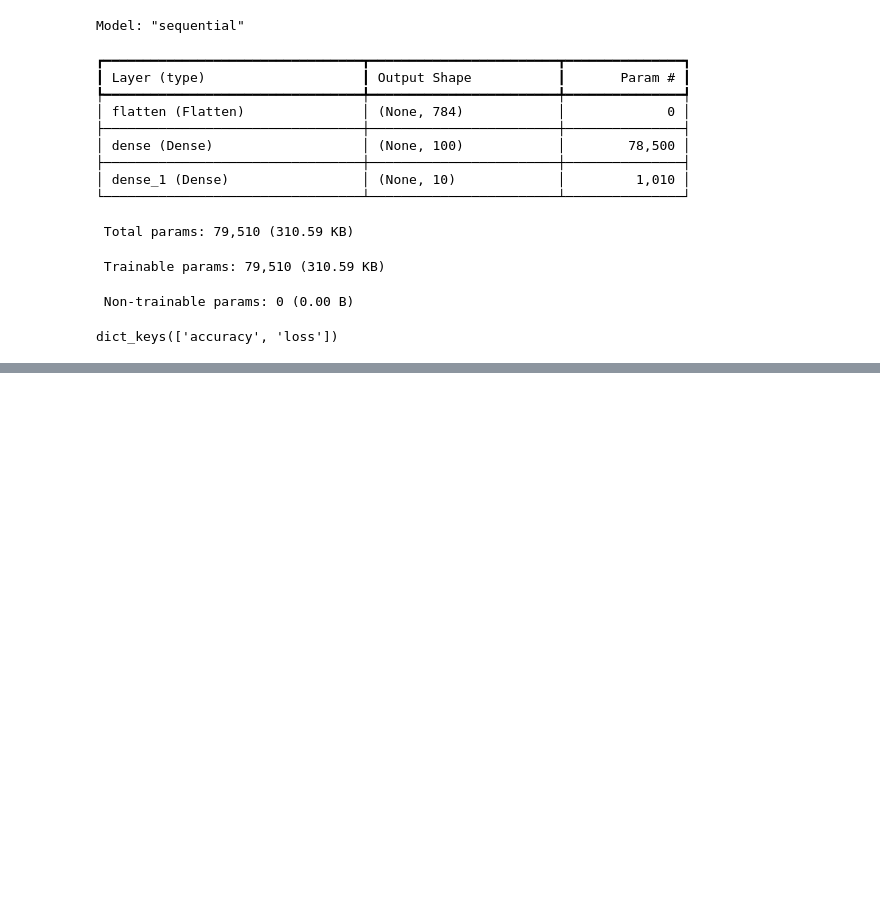
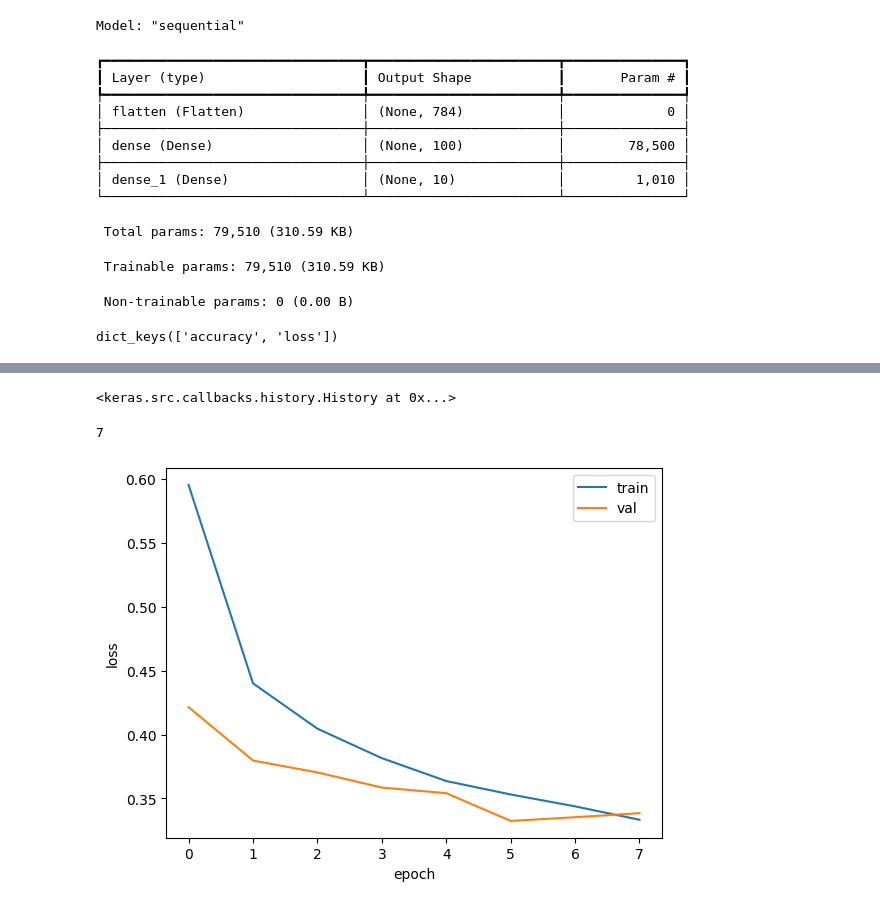
Before and after one commit to Junha9/AI, a Jupyter notebook: Self_Learning_ML_DL/Chapter_07_3.ipynb, the cells around one changed output, grey strips where cells are left out. Drawn from its saved outputs; the diff is of its cells as text; code cells hidden in the pictures; blank space fills up the shorter version.

```diff
--- a/Self_Learning_ML_DL/Chapter_07_3.ipynb
+++ b/Self_Learning_ML_DL/Chapter_07_3.ipynb
@@ -92,0 +178,4 @@ history = model.fit(train_scaled, train_target, epochs=20, verbose=0, validation
+# %%
+# if model is compiled, we can use evaluate method.
+model = keras.models.load_model('model-while.keras')
+model.evaluate(val_scaled, val_target)
@@ -92,0 +185,36 @@ history = model.fit(train_scaled, train_target, epochs=20, verbose=0, validation
+# %%
+# There are callback methods that serves certain purpose during the training. let's use checkpoint callback to save the best model during the epochs.
+model = model_fn(keras.layers.Dropout(0.3))
+model.compile(optimizer='adam', loss='sparse_categorical_crossentropy', metrics=['accuracy'])
+checkpoint_cb = keras.callbacks.ModelCheckpoint('best-model.keras', save_best_only = True)
+model.fit(train_scaled, train_target, epochs = 20, verbose=0, validation_data = (val_scaled, val_target),
+          callbacks = [checkpoint_cb])
+# %% [output]
+<keras.src.callbacks.history.History at 0x...>
+# %%
+# the best model has been saved. let's load and check it. this way we don't need to reduced the number of epochs manually.
+model = keras.models.load_model('best-model.keras')
+model.evaluate(val_scaled, val_target)
+# %%
+# There's no need to iterate epochs if the validation loss is not decreasing. Using EarlyStopping callback can stop the iteration.
+model = model_fn(keras.layers.Dropout(0.3))
+model.compile(optimizer='adam', loss='sparse_categorical_crossentropy', metrics=['accuracy'])
+checkpoint_cb = keras.callbacks.ModelCheckpoint('best-model.keras', save_best_only = True)
+early_stopping_cb = keras.callbacks.EarlyStopping(patience=2, restore_best_weights=True)
+history = model.fit(train_scaled, train_target, epochs = 20, verbose=0, validation_data = (val_scaled, val_target),
+          callbacks = [checkpoint_cb, early_stopping_cb])
+# %%
+# We can check when the epochs stops iteration.
+print(early_stopping_cb.stopped_epoch)
+# %% [output]
+7
+# %%
+# Let's plot the model using early stopping.
+plt.plot(history.history['loss'], label='train')
+plt.plot(history.history['val_loss'], label='val')
+plt.xlabel('epoch')
+plt.ylabel('loss')
+plt.legend()
+plt.show()
+# %% [output]
+[figure, added]
```
Also changed, not shown: parts of 16 cells of this notebook.
